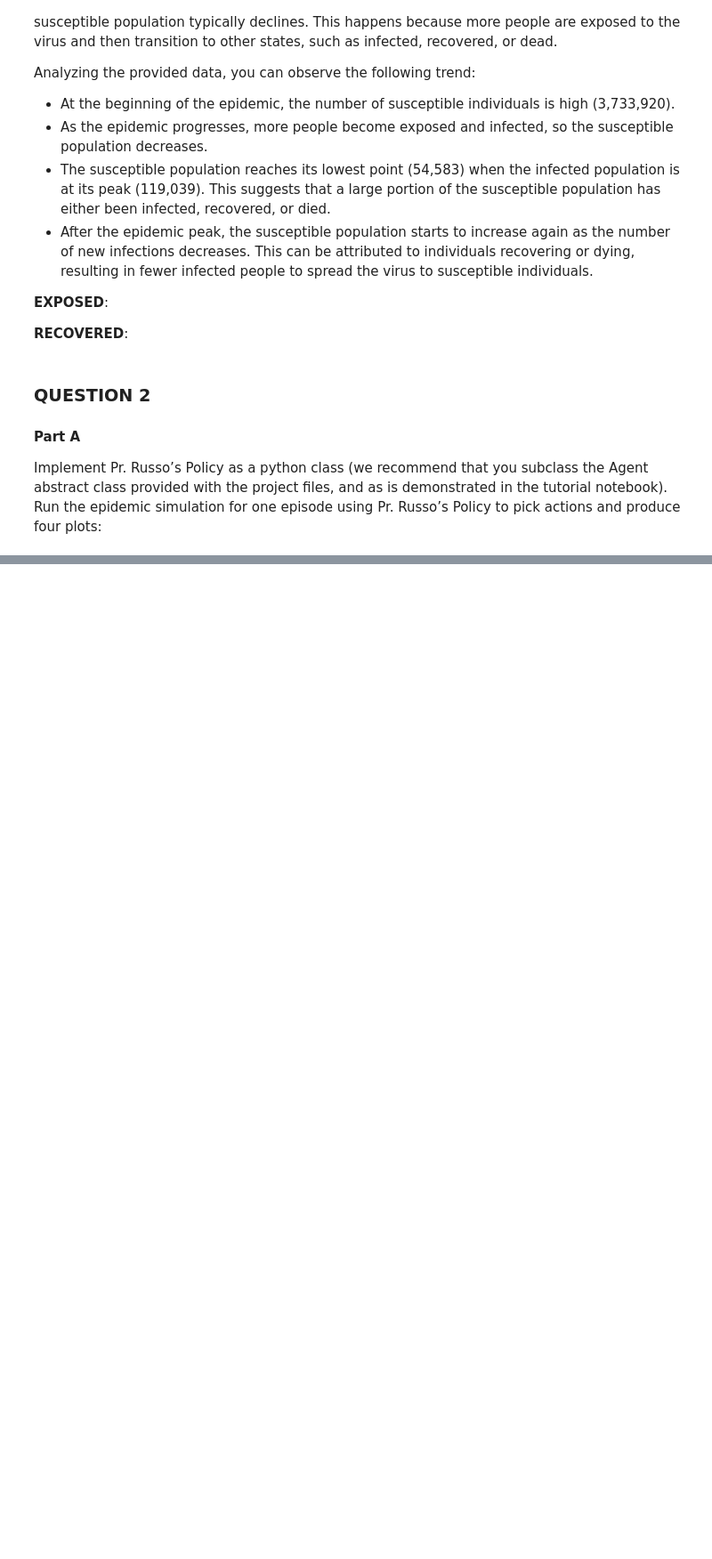
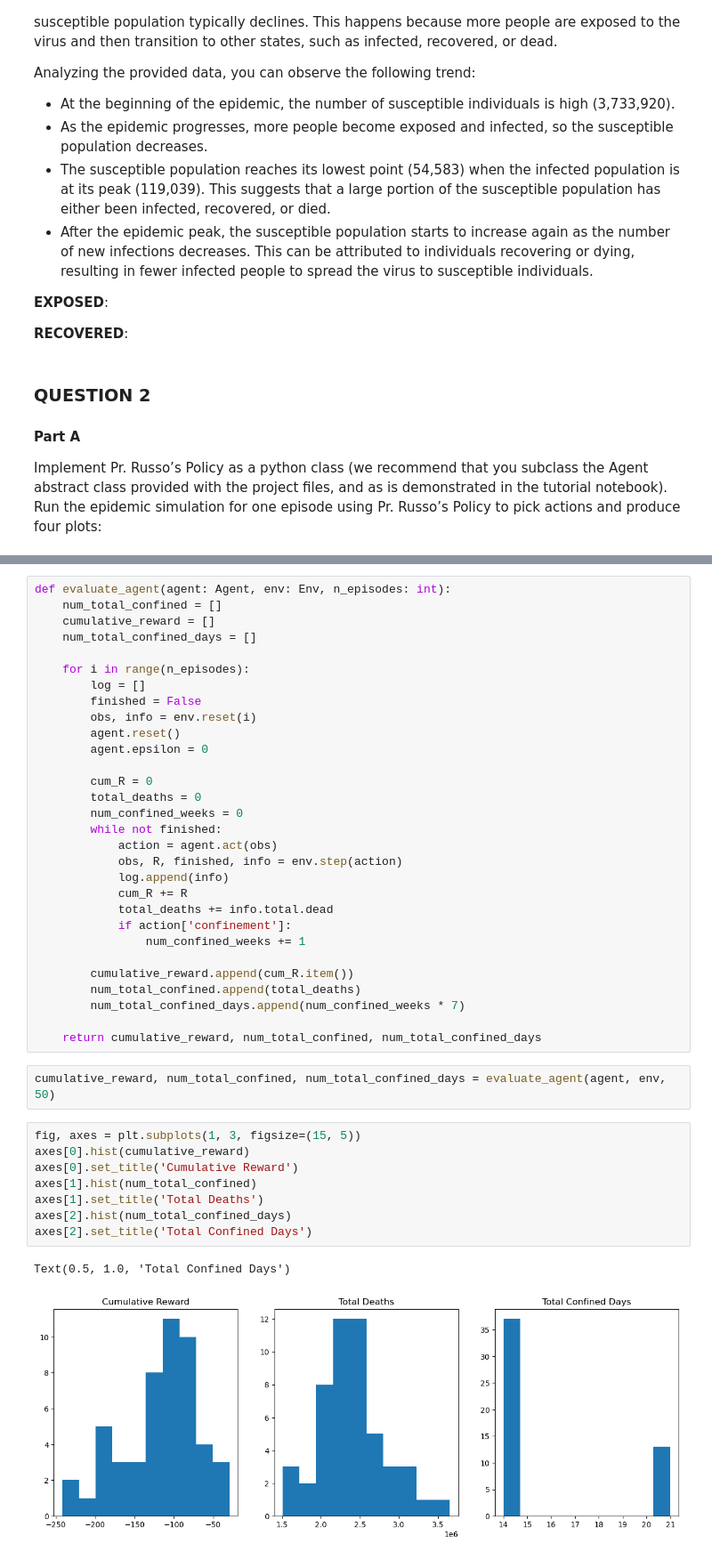
Before and after one commit to codamin/Deep-Q-learning-for-Epidemic-Mitigation, a Jupyter notebook: miniproject1.ipynb, the cells around one changed output, grey strips where cells are left out. Shown: that part at 89% size. Saved outputs shown, nothing was run; the diff lists cells and outputs as text; blank space fills up the shorter version.

```diff
--- a/miniproject1.ipynb
+++ b/miniproject1.ipynb
@@ -175,0 +314,43 @@ Implement Pr. Russo’s Policy as a python class (we recommend that you subclass
+# %%
+def evaluate_agent(agent: Agent, env: Env, n_episodes: int):
+    num_total_confined = []
+    cumulative_reward = []
+    num_total_confined_days = []
+
+    for i in range(n_episodes):
+        log = []
+        finished = False
+        obs, info = env.reset(i)
+        agent.reset()
+        agent.epsilon = 0
+
+        cum_R = 0
+        total_deaths = 0
+        num_confined_weeks = 0
+        while not finished:
+            action = agent.act(obs)
+            obs, R, finished, info = env.step(action)
+            log.append(info)
+            cum_R += R
+            total_deaths += info.total.dead
+            if action['confinement']:
+                num_confined_weeks += 1
+
+        cumulative_reward.append(cum_R.item())
+        num_total_confined.append(total_deaths)
+        num_total_confined_days.append(num_confined_weeks * 7)
+
+    return cumulative_reward, num_total_confined, num_total_confined_days
+# %%
+cumulative_reward, num_total_confined, num_total_confined_days = evaluate_agent(agent, env, 50)
+# %%
+fig, axes = plt.subplots(1, 3, figsize=(15, 5))
+axes[0].hist(cumulative_reward)
+axes[0].set_title('Cumulative Reward')
+axes[1].hist(num_total_confined)
+axes[1].set_title('Total Deaths')
+axes[2].hist(num_total_confined_days)
+axes[2].set_title('Total Confined Days')
+# %% [output]
+Text(0.5, 1.0, 'Total Confined Days')
+[figure, added]
```
Also changed, not shown: parts of 9 cells of this notebook.
